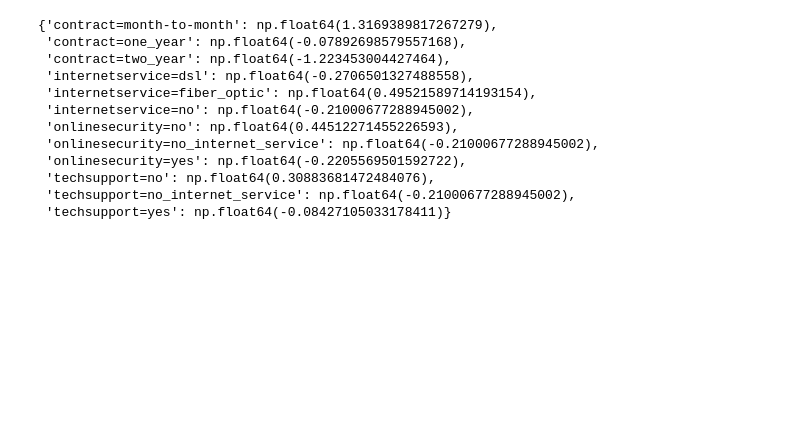
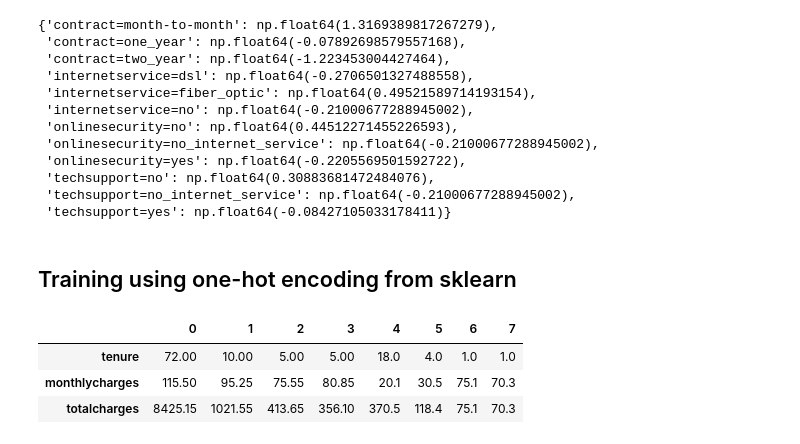
Before and after one commit to not-AVP/psychic-potato, a Jupyter notebook: practice/ChurnBurn.ipynb, the cells around one changed output. Cells and saved outputs as stored; diff of their text form; code cells hidden in the pictures; blank space fills up the shorter version.

```diff
--- a/practice/ChurnBurn.ipynb
+++ b/practice/ChurnBurn.ipynb
@@ -743,3 +748,5 @@ dict(zip(SmallDV.feature_names_, model.coef_[0]))
  'techsupport=no': np.float64(0.30883681472484076),
  'techsupport=no_internet_service': np.float64(-0.21000677288945002),
  'techsupport=yes': np.float64(-0.08427105033178411)}
+# %% [markdown]
+## Training using one-hot encoding from sklearn
@@ -745,0 +755,8 @@ dict(zip(SmallDV.feature_names_, model.coef_[0]))
+# %%
+xTrainNum = TrainDF[NumValues]
+xTrainNum.head(8).T
+# %% [output]
+|  | 0 | 1 | 2 | 3 | 4 | 5 | 6 | 7 |
+| tenure | 72.00 | 10.00 | 5.00 | 5.00 | 18.0 | 4.0 | 1.0 | 1.0 |
+| monthlycharges | 115.50 | 95.25 | 75.55 | 80.85 | 20.1 | 30.5 | 75.1 | 70.3 |
+| totalcharges | 8425.15 | 1021.55 | 413.65 | 356.10 | 370.5 | 118.4 | 75.1 | 70.3 |
```
Also changed, not shown: parts of 3 cells of this notebook.
